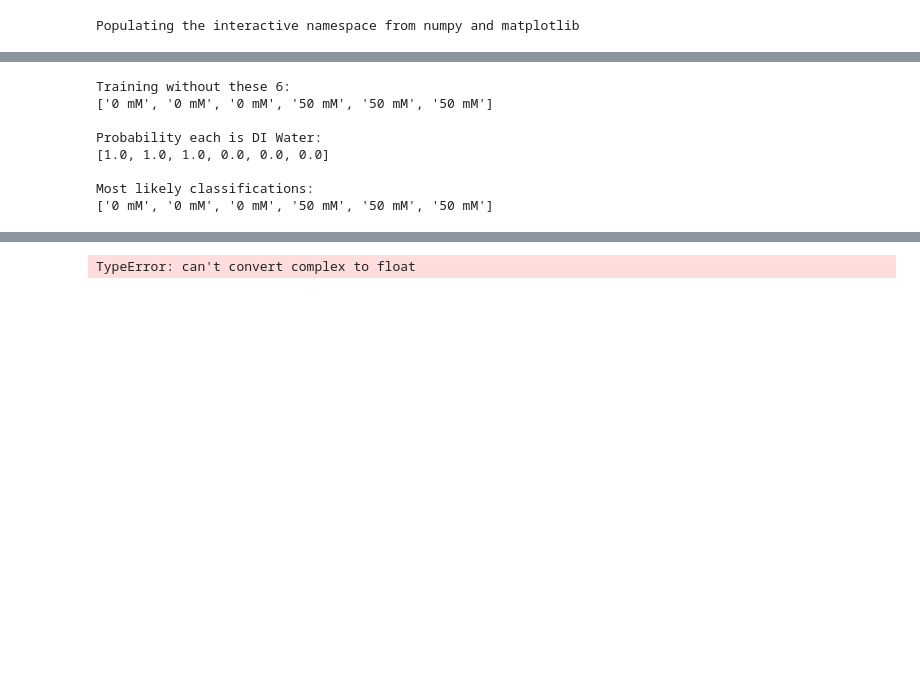
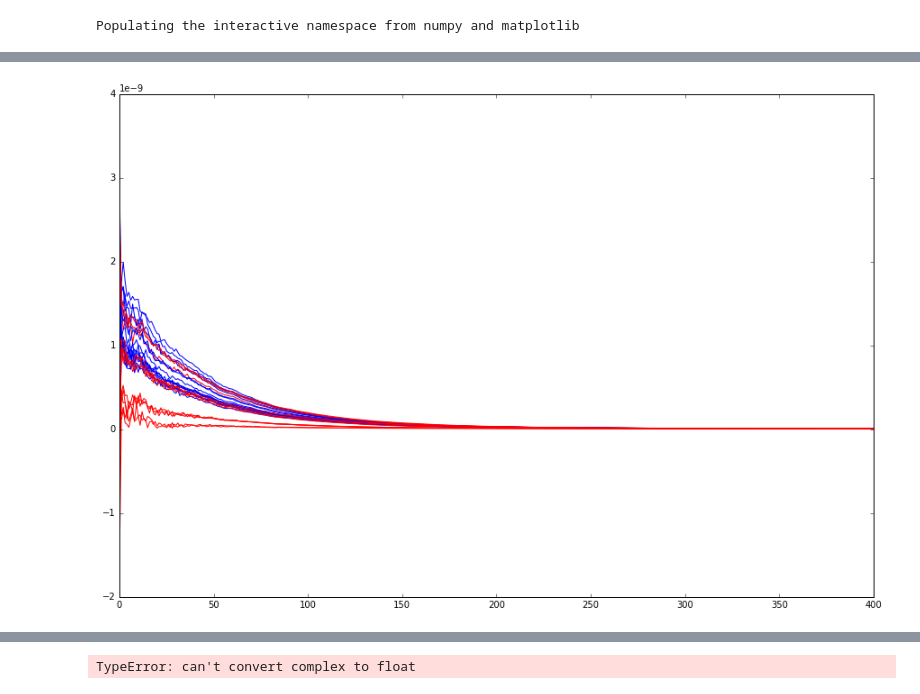
Before and after one commit to spatrickdoyle/doyle-ml-toolkit, a Jupyter notebook: Optimized Model Testing.ipynb, the cells around one changed output, grey strips where cells are left out. Drawn from its saved outputs; the diff is of its cells as text; code cells hidden in the pictures; blank space fills up the shorter version.

```diff
--- a/Optimized Model Testing.ipynb
+++ b/Optimized Model Testing.ipynb
@@ -19,23 +19,26 @@ sm = reload(dmlt)
 Populating the interactive namespace from numpy and matplotlib
 # %%
 #Create a test model - classify based on gender from impedance magnitude position S
-GenderFromZS = dmlt.ODFC(a.ComplexFourier,d.UnweightedGaussianClassification,50)
+#GenderFromZS = dmlt.ODFC(a.ComplexFourier,d.UnweightedGaussianClassification,50)
 
 #Create a test model - classify based cancer readings of organs
-#CancerModel = dmlt.ODFC(a.ComplexFourier,d.UnweightedGaussianClassification,20)
+CancerModel = dmlt.ODFC(a.ComplexFourier,d.UnweightedGaussianClassification,100)
 # %%
 #Load the relevant data
 #GenderZSData = GenderFromZS.load("impedance_data/ImpedanceGender.csv","impedance_data/ImpedanceS.csv",False,True)
-GenderZSData = GenderFromZS.load("water_test_data/waterClasses.csv","water_test_data/node1.csv",False,True)
+#GenderZSData = GenderFromZS.load("water_test_data/waterClasses.csv","water_test_data/node1.csv",False,True)
+#GenderZSData = GenderFromZS.load([],"8JulySound/piano/E2.csv",False,True)
+
 #KidneyAA1Data = CancerModel.load([],"kidney/KidneyAA1.csv",False,True)
-#KidneyBB1Data = CancerModel.load("kidney/BB1Class.csv","kidney/KidneyBB1.csv",False,True)
-#KidneyCC1Data = CancerModel.load("kidney/CC1Class.csv","kidney/KidneyCC1.csv",False,True)
+KidneyBB1Data = CancerModel.load("kidney/BB1Class.csv","kidney/KidneyBB1.csv",False,True)
+KidneyCC1Data = CancerModel.load("kidney/CC1Class.csv","kidney/KidneyCC1.csv",False,True)
 
 #UterusCOXData = CancerModel.load("uterus_coax/COX1Class.csv","uterus_coax/COX1.csv",False,True)
 
-#UterusA1Data = CancerModel.load([],"uterus_other/A1.csv",False,True)
-#UterusAA1Data = CancerModel.load([],"uterus_other/AA1.csv",False,True)
-#UterusB1Data = CancerModel.load([],"uterus_other/B1.csv",False,True)
-#UterusBB1Data = CancerModel.load([],"uterus_other/BB1.csv",False,True)
+#UterusA1Data = CancerModel.load("uterus_other/A1Class.csv","uterus_other/A1.csv",False,True)
+#UterusAA1Data = CancerModel.load("uterus_other/AA1Class.csv","uterus_other/AA1.csv",False,True)
+#UterusB1Data = CancerModel.load("uterus_other/B1Class.csv","uterus_other/B1.csv",False,True)
+#UterusBB1Data = CancerModel.load("uterus_other/BB1Class.csv","uterus_other/BB1.csv",False,True)
 
-#print sum(GenderZSData.getWeights(0))
+#UterusData = UterusA1Data+UterusAA1Data+UterusB1Data
+KidneyData = KidneyBB1Data+KidneyCC1Data
@@ -93,39 +45,13 @@ plt.show()
-# %%
-#CancerModel.train(UterusCOXData)
-
-#for i in CancerModel.predict(KidneyBB1Data):
-#    print "%f%% %s"%(i[1]*100,i[0])
-
-
-#Pull out a subset
-testSix = GenderFromZS.train(GenderZSData,[1,2,3,11,12,13])
-print "Training without these 6:"
-print testSix.getAllY()
-print ""
-
-#Check the probability they're DI water
-print "Probability each is DI Water:"
-print [i[1] for i in GenderFromZS.predict(testSix,["0 mM" for i in range(6)])]
-print ""
-
-#And just classify them
-print "Most likely classifications:"
-print [i[0] for i in GenderFromZS.predict(testSix)]
-print ""
-
-#Test the accuracy of that subset
-#print "Accuracy of those 6:"
-#print "%d%%\n"%(GenderFromZS.test(testSix)*100.0 + 0.5)
-
-#Train and test the whole set
-#GenderFromZS.train(GenderZSData)
-#print "Total accuracy: %d%%\n"%(GenderFromZS.test(GenderZSData)*100.0 + 0.5)
-# %% [output]
-Training without these 6:
-['0 mM', '0 mM', '0 mM', '50 mM', '50 mM', '50 mM']
-
-Probability each is DI Water:
-[1.0, 1.0, 1.0, 0.0, 0.0, 0.0]
-
-Most likely classifications:
-['0 mM', '0 mM', '0 mM', '50 mM', '50 mM', '50 mM']
+# %%
+#Plot a few rows of the data
+imaginary = 0
+
+for i in range(KidneyData.size):
+    if KidneyData.getAllY()[i] == "Healthy":
+        CancerModel.plotSample(KidneyData,i,'#ff0000',imaginary)
+    else:
+        CancerModel.plotSample(KidneyData,i,'#0000ff',imaginary)
+
+plt.show()
+# %% [output]
+[figure, added]
```
Also changed, not shown: parts of 3 cells of this notebook, 49 other files.
